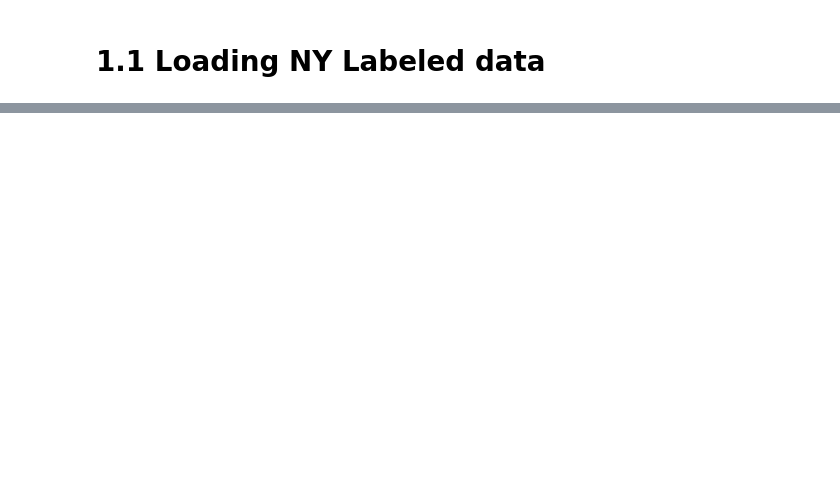
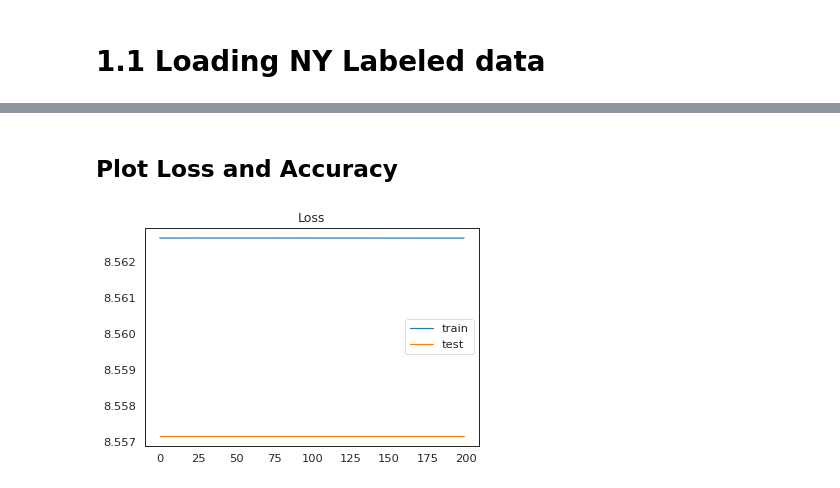
Before and after one commit to jeyasri-s2/meansquares, a Jupyter notebook: TimeSeriesAnalysis_LSTM.ipynb, the cells around one changed output, grey strips where cells are left out. Cells and saved outputs as stored; diff of their text form; code cells hidden in the pictures; blank space fills up the shorter version.

```diff
--- a/TimeSeriesAnalysis_LSTM.ipynb
+++ b/TimeSeriesAnalysis_LSTM.ipynb
@@ -102 +135,7 @@ NY_labeled_data.head()
+# %%
+X_cols = ['fips_x','retail and recreation',
+       'grocery and pharmacy', 'parks', 'transit stations', 'workplaces',
+       'residential', 'driving', 'm50', 'm50_index', 'population_density',
+       'mask_rule_active', 'mask_wearing_percent', 'New cases',
+       'rolling_avg_new_cases']
 # %%
@@ -105,0 +143,4 @@ NY_labeled_data['Date']=pd.to_datetime(NY_labeled_data['Date'])
+# %%
+X = NY_labeled_data[X_cols]
+Y = NY_labeled_data[['spread_category']]
+Y.shape
@@ -105,0 +149,4 @@ NY_labeled_data['Date']=pd.to_datetime(NY_labeled_data['Date'])
+# %%
+X_train, X_test, Y_train, Y_test = train_test_split(X,Y, test_size = 0.10, random_state = 42)
+print(X_train.shape,Y_train.shape)
+print(X_test.shape,Y_test.shape)
@@ -105,0 +169,5 @@ NY_labeled_data['Date']=pd.to_datetime(NY_labeled_data['Date'])
+# %%
+adam = Adam(lr=0.001)
+chk = ModelCheckpoint('best_model.pkl', monitor='val_acc', save_best_only=True, mode='max', verbose=1)
+model.compile(loss='binary_crossentropy', optimizer=adam, metrics=['accuracy'])
+history=model.fit(X_train, Y_train, epochs=200, batch_size=128, callbacks=[chk], validation_data=(X_test, Y_test))
@@ -105,0 +202,10 @@ NY_labeled_data['Date']=pd.to_datetime(NY_labeled_data['Date'])
+# %% [markdown]
+## Plot Loss and Accuracy
+# %%
+plt.title('Loss')
+plt.plot(history.history['loss'], label='train')
+plt.plot(history.history['val_loss'], label='test')
+plt.legend()
+plt.show();
+# %% [output]
+[figure, added]
```
Also changed, not shown: parts of 39 cells of this notebook.
